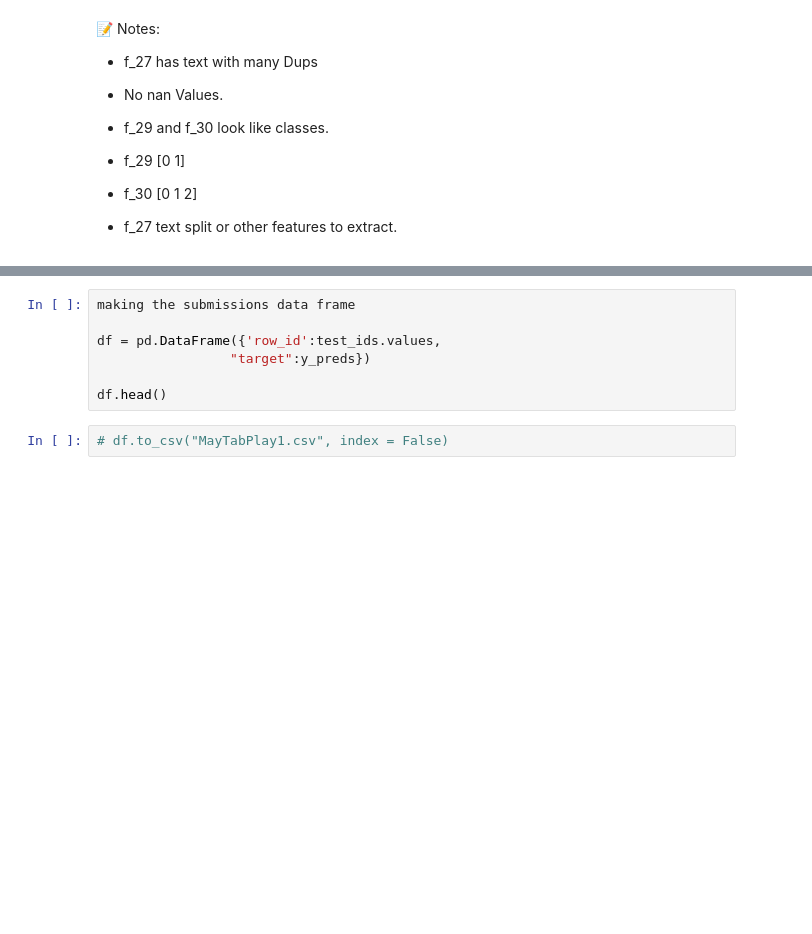
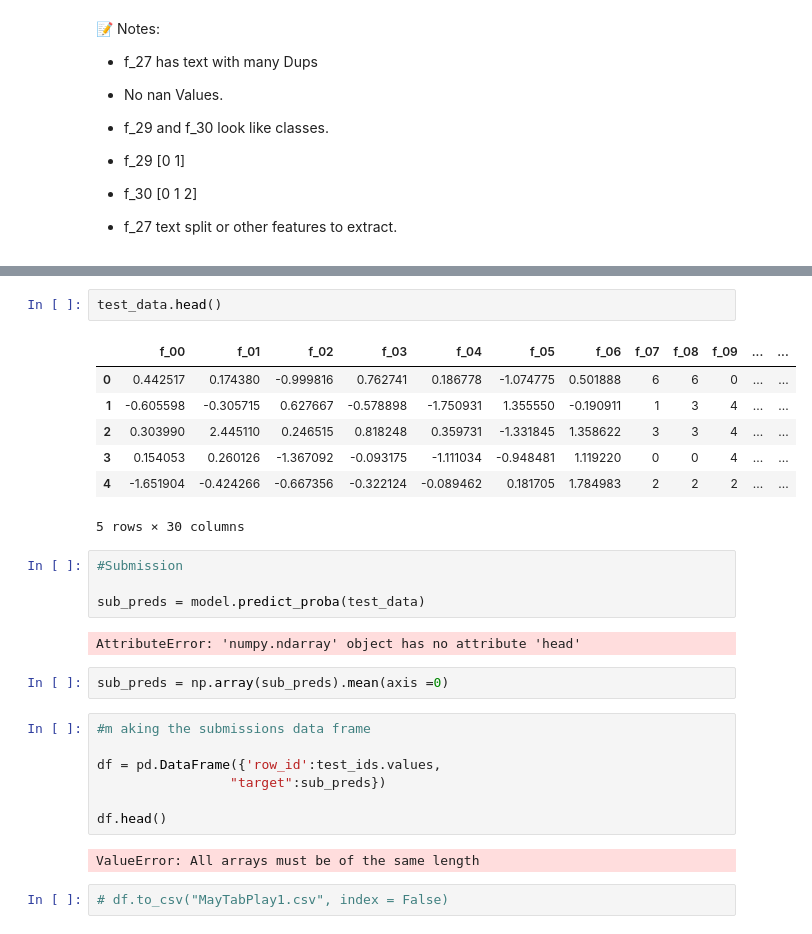
Before and after one commit to dekennedy/Tabular-Playground-Series---May-2022, a Jupyter notebook: notebook42f2d1e3ab.ipynb, the cells around one changed output, grey strips where cells are left out. Cells and saved outputs as stored; diff of their text form; blank space fills up the shorter version.

```diff
--- a/notebook42f2d1e3ab.ipynb
+++ b/notebook42f2d1e3ab.ipynb
@@ -222,9 +222,29 @@ f_27
+# %%
+test_data.head()
+# %% [output]
+|  | f_00 | f_01 | f_02 | f_03 | f_04 | f_05 | f_06 | f_07 | f_08 | f_09 | ... | ... |
+| 0 | 0.442517 | 0.174380 | -0.999816 | 0.762741 | 0.186778 | -1.074775 | 0.501888 | 6 | 6 | 0 | ... | ... |
+| 1 | -0.605598 | -0.305715 | 0.627667 | -0.578898 | -1.750931 | 1.355550 | -0.190911 | 1 | 3 | 4 | ... | ... |
+| 2 | 0.303990 | 2.445110 | 0.246515 | 0.818248 | 0.359731 | -1.331845 | 1.358622 | 3 | 3 | 4 | ... | ... |
+| 3 | 0.154053 | 0.260126 | -1.367092 | -0.093175 | -1.111034 | -0.948481 | 1.119220 | 0 | 0 | 4 | ... | ... |
+| 4 | -1.651904 | -0.424266 | -0.667356 | -0.322124 | -0.089462 | 0.181705 | 1.784983 | 2 | 2 | 2 | ... | ... |
+5 rows × 30 columns
+# %%
+#Submission
+
+sub_preds = model.predict_proba(test_data)
+# %% [output]
+AttributeError: 'numpy.ndarray' object has no attribute 'head'
+# %%
+sub_preds = np.array(sub_preds).mean(axis =0)
 # %%
-making the submissions data frame
+#m aking the submissions data frame
 
 df = pd.DataFrame({'row_id':test_ids.values,
-                 "target":y_preds})
+                 "target":sub_preds})
 
 df.head()
+# %% [output]
+ValueError: All arrays must be of the same length
 # %%
 # df.to_csv("MayTabPlay1.csv", index = False)
```
Also changed, not shown: parts of 5 cells of this notebook.
